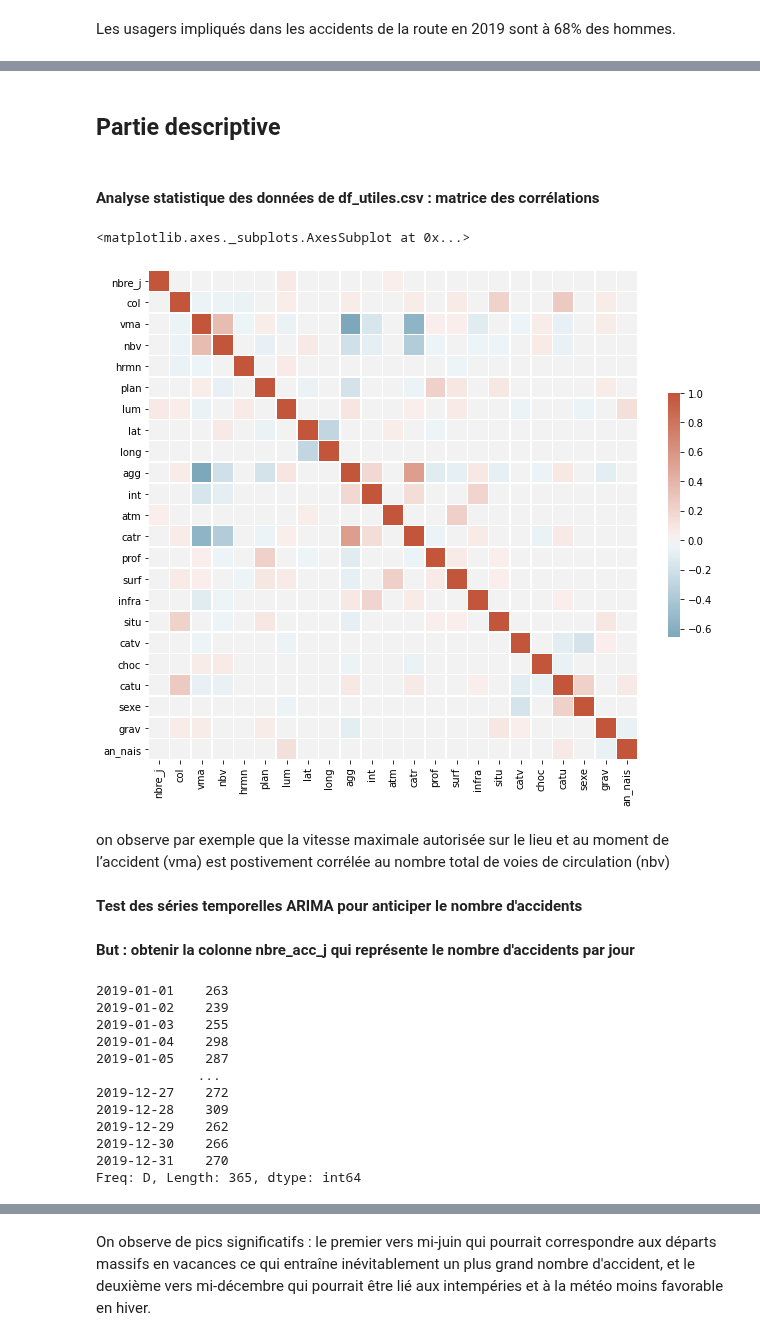
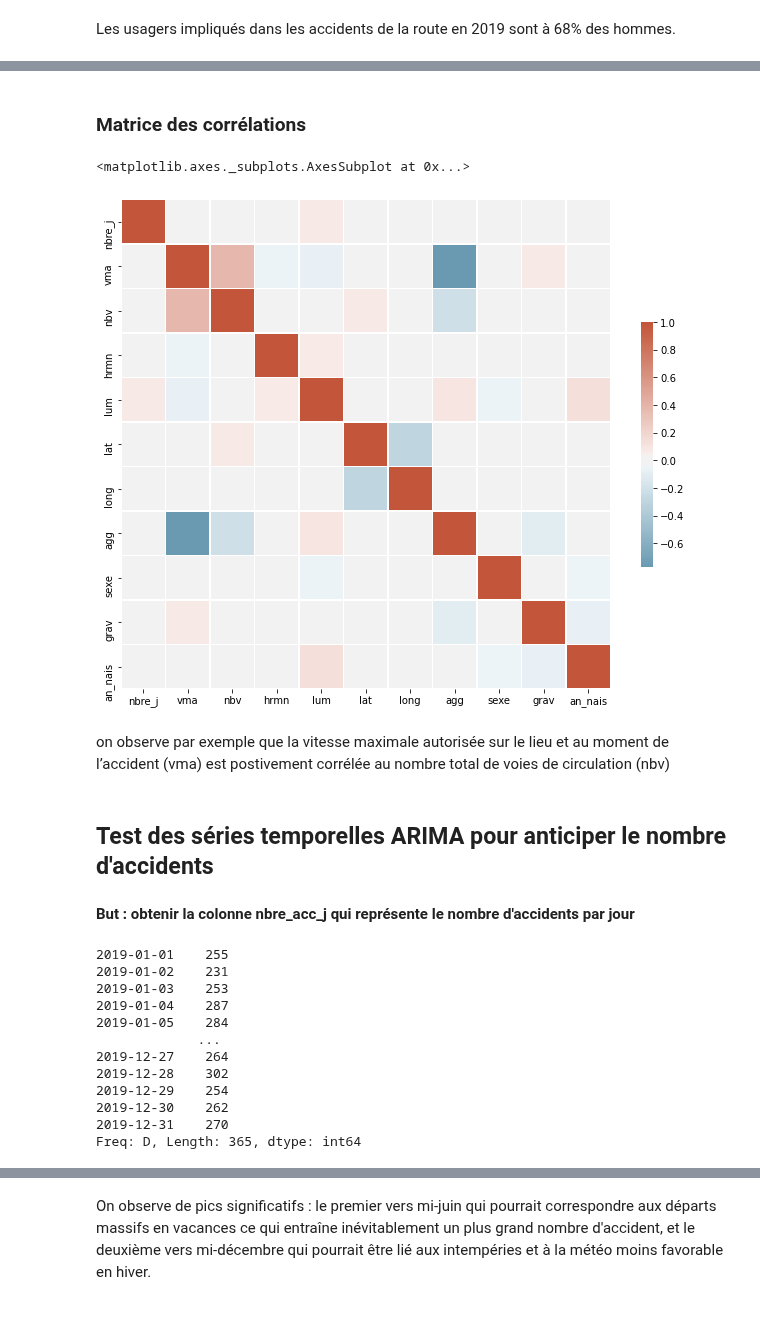
Before and after one commit to helene-78/Accidents, a Jupyter notebook: Projet_complet.ipynb, the cells around one changed output, grey strips where cells are left out. Drawn from its saved outputs; the diff is of its cells as text; code cells hidden in the pictures.

Commit message:
Stat descriptive et sélection des variables

```diff
--- a/Projet_complet.ipynb
+++ b/Projet_complet.ipynb
@@ -135,5 +135,5 @@ On a choisi d'éliminer les variables :
 - *lartpc* et *larrout* : la largeur du terre-plein central et de la chaussée, que l'on choisit de ne pas inclure dans l'étude
 - *occutc*: le nombre d'occupants dans le transport en commun, car cela concerne peu d'accidents dans la base
 # %%
-df_utiles = df_merge.drop(axis=1, labels=['Num_Acc', 'com', 'adr', 'v1', 'id_vehicule', 'num_veh', 'lartpc', 'larrout', 'occutc', 'v2', 'voie'])
-df_utiles = df_utiles.dropna()
+df_utiles = df_merge.drop(axis=1, labels=['Num_Acc', 'com', 'adr', 'v1', 'id_vehicule', 'num_veh', 'lartpc', 'larrout', 'occutc', 'pr', 'pr1','senc', 'v2', 'voie'])
+df_utiles.columns # Liste des colonnes
@@ -139,0 +149,12 @@ df_utiles = df_utiles.dropna()
+# %%
+df_utiles.loc[(df_utiles['vma'] > 130), 'vma']=np.nan
+df_utiles.loc[(df_utiles['vma'] < 0), 'vma']=np.nan
+df_utiles.loc[(df_utiles['atm'] < 0), 'atm']=np.nan
+df_utiles.loc[(df_utiles['prof'] < 0), 'prof']=np.nan
+df_utiles.loc[(df_utiles['surf'] < 0), 'surf']=np.nan
+df_utiles.loc[(df_utiles['infra'] < 0), 'infra']=np.nan
+df_utiles.loc[(df_utiles['situ'] < 0), 'situ']=np.nan
+df_utiles.loc[(df_utiles['obs'] < 0), 'obs']=np.nan
+df_utiles.loc[(df_utiles['obsm'] < 0), 'obsm']=np.nan
+df_utiles.loc[(df_utiles['choc'] < 0), 'choc']=np.nan
+df_utiles.loc[(df_utiles['an_nais'] < 1902), 'an_nais']=np.nan
@@ -148,13 +171,18 @@ df_utiles["hrmn"] = df_utiles["hrmn"].astype('int64')
 #Formatage de la colonne "jour_format_normal" pour contenir la date au format standard dd/mm/yyyy
 df_utiles["jour_format_normal"] = df_utiles["jour"].astype(str)+'/'+df_utiles["mois"].astype(str)+'/'+df_utiles["an"].astype(str)
 df_utiles["jour_format_normal"] = pd.to_datetime(df_utiles["jour_format_normal"], format="%d/%m/%Y")
-df_utiles["colonne_soustraction"] = date(df_utiles["an"].iloc[0], 1, 1) # Création d'une colonne remplie avec la date du 01/01/2019
+
+# Création d'une colonne remplie avec la date du 01/01/2019
+df_utiles["colonne_soustraction"] = date(df_utiles["an"].iloc[0], 1, 1)
 df_utiles["colonne_soustraction"] = pd.to_datetime(df_utiles["colonne_soustraction"]) #Pour transformer en objet date
-df_utiles["nbre_j"] = df_utiles["jour_format_normal"] - df_utiles["colonne_soustraction"] # Permet d'obtenir une colonne contenant, pour chaque accident,
+
+# Permet d'obtenir une colonne contenant, pour chaque accident,
 # Le nombre de jours écoulés depuis le 01/01/2019
-def datification(x):
-    return x.days # Permet d'obtenir l'entier contenu par l'objet "date" de Python
-df_utiles["nbre_j"] = df_utiles["nbre_j"].apply(datification) #Maintenant nbre_j est une colonne d'entiers
+df_utiles["nbre_j"] = df_utiles["jour_format_normal"] - df_utiles["colonne_soustraction"]
+
+#x.days permet d'obtenir l'entier contenu par l'objet "date" de Python
+df_utiles["nbre_j"] = df_utiles["nbre_j"].apply(lambda x: x.days) #Maintenant nbre_j est une colonne d'entiers
+df_utiles = df_utiles.drop(axis=1, labels = ['colonne_soustraction'])
 # %%
 #On remplace les codes des départements de la Corse par des int
 df_utiles["dep"] = df_utiles["dep"].replace(["2B"], "999")
@@ -297,4 +317,2 @@ Name: vma, dtype: float64
-# %% [markdown]
-## Partie descriptive
-# %% [markdown]
-#### Analyse statistique des données de df_utiles.csv : matrice des corrélations
+# %% [markdown]
+### Matrice des corrélations
@@ -301,17 +324,19 @@ Name: vma, dtype: float64
 # %%
-variables_observees = ['nbre_j','col','vma', 'nbv', 'hrmn','plan', 'lum', 'lat', 'long', 'agg', 'int', 'atm', 'catr', 'prof', 'surf', 'infra', 'situ', 'catv', 'choc', 'catu', 'sexe', 'grav', 'an_nais']
-
+variables_observees = ['nbre_j','vma', 'nbv', 'hrmn', 'lum', 'lat', 'long', 'agg', 'sexe', 'grav', 'an_nais']
+var_num = ['jour', 'mois', 'an', 'hrmn', 'lat', 'long','an_nais', 'nbv', 'vma', 'jour_format_normal', 'nbre_j', 'an_nais_carre' ]
+var_cat_ord = ['lum', 'agg', 'grav', 'sexe']
+var_cat_non_ord = ['dep', 'int', 'atm', 'col', 'place', 'catu', 'trajet','secu1', 'secu2', 'secu3', 'locp', 'actp', 'etatp', 'catr', 'circ', 'vosp', 'prof', 'plan', 'surf', 'infra', 'situ', 'catv', 'obs', 'obsm', 'choc', 'manv', 'motor']
 correl = df_utiles[variables_observees].corr()
 f, ax = plt.subplots(figsize=(11, 9))
 cmap = sns.diverging_palette(230, 20, as_cmap=True)
 sns.heatmap(correl, cmap=cmap, center=0, square=True, linewidths=.5, cbar_kws={"shrink": .5})
 # %% [output]
 <matplotlib.axes._subplots.AxesSubplot at 0x...>
-[figure, old version]
+[figure, new version]
 # %% [markdown]
 on observe par exemple que la vitesse maximale autorisée sur le lieu et au moment de l’accident (vma) est postivement corrélée au nombre total de voies de circulation (nbv)
 # %% [markdown]
-**Test des séries temporelles ARIMA pour anticiper le nombre d'accidents**
+## Test des séries temporelles ARIMA pour anticiper le nombre d'accidents
 # %% [markdown]
 **But : obtenir la colonne nbre_acc_j qui représente le nombre d'accidents par jour**
 # %%
@@ -319,16 +344,16 @@ nbre_acc_j = df_utiles.groupby(['nbre_j']).agg('count').jour.values #Nbre d'acci
 ts = pd.Series(nbre_acc_j, index=pd.date_range("1/1/2019", periods=365)) # Objet Series de pandas, pour faire des graphes
 ts
 # %% [output]
-2019-01-01    263
-2019-01-02    239
-2019-01-03    255
-2019-01-04    298
-2019-01-05    287
+2019-01-01    255
+2019-01-02    231
+2019-01-03    253
+2019-01-04    287
+2019-01-05    284
              ...
-2019-12-27    272
-2019-12-28    309
-2019-12-29    262
-2019-12-30    266
+2019-12-27    264
+2019-12-28    302
+2019-12-29    254
+2019-12-30    262
 2019-12-31    270
 Freq: D, Length: 365, dtype: int64
 # %%
```
Also changed, not shown: parts of 44 cells of this notebook, 2 other files.
